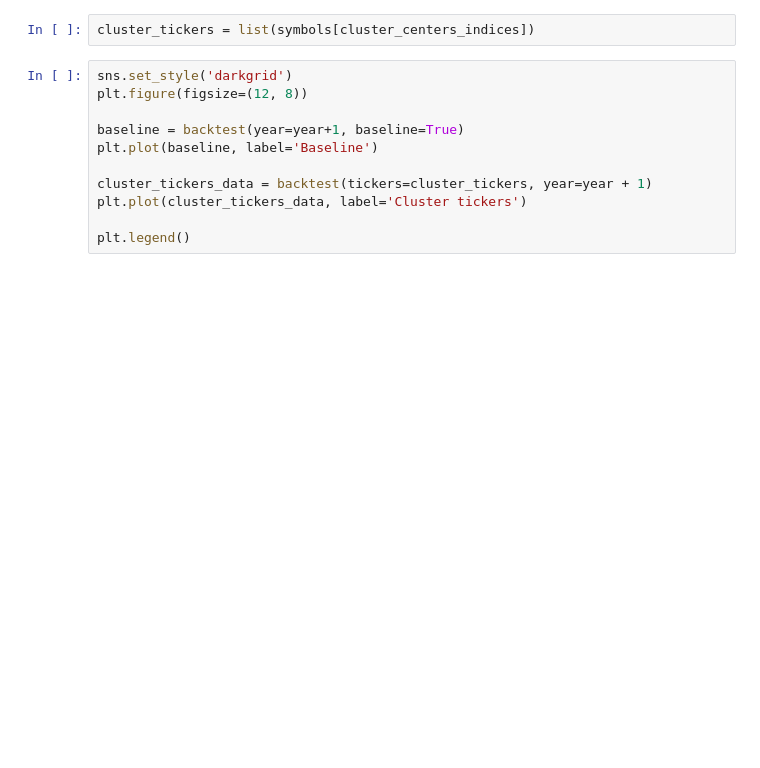
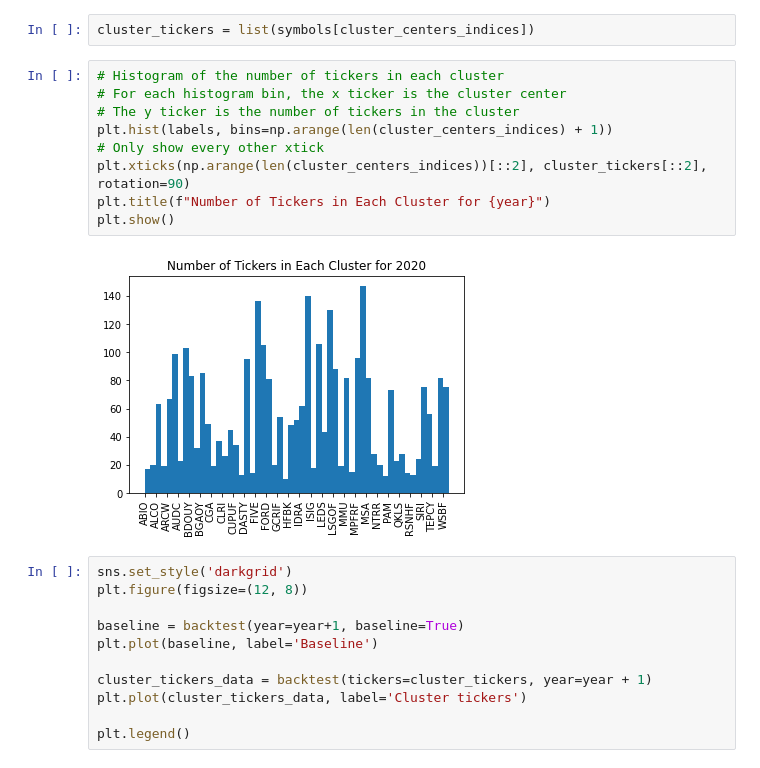
Before and after one commit to borchand/Network_Analysis, a Jupyter notebook: script/diversification.ipynb, the cells around one changed output. Saved outputs shown, nothing was run; the diff lists cells and outputs as text; blank space fills up the shorter version.

Commit message:
Added ap clustering histogram

```diff
--- a/script/diversification.ipynb
+++ b/script/diversification.ipynb
@@ -126,6 +132,17 @@ symbols
 array(['A', 'AAALY', 'AACAY', ..., 'ZTS', 'ZUMZ', 'ZURVY'], dtype=object)
 # %%
 cluster_tickers = list(symbols[cluster_centers_indices])
+# %%
+# Histogram of the number of tickers in each cluster
+# For each histogram bin, the x ticker is the cluster center
+# The y ticker is the number of tickers in the cluster
+plt.hist(labels, bins=np.arange(len(cluster_centers_indices) + 1))
+# Only show every other xtick
+plt.xticks(np.arange(len(cluster_centers_indices))[::2], cluster_tickers[::2], rotation=90)
+plt.title(f"Number of Tickers in Each Cluster for {year}")
+plt.show()
+# %% [output]
+[figure, added]
 # %%
 sns.set_style('darkgrid')
 plt.figure(figsize=(12, 8))
```
Also changed, not shown: parts of 3 cells of this notebook.
